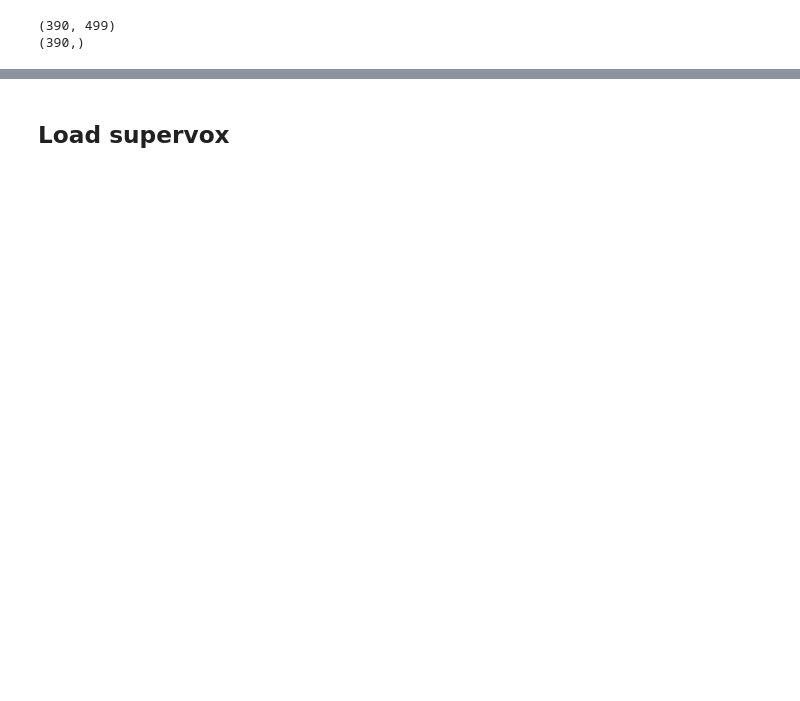
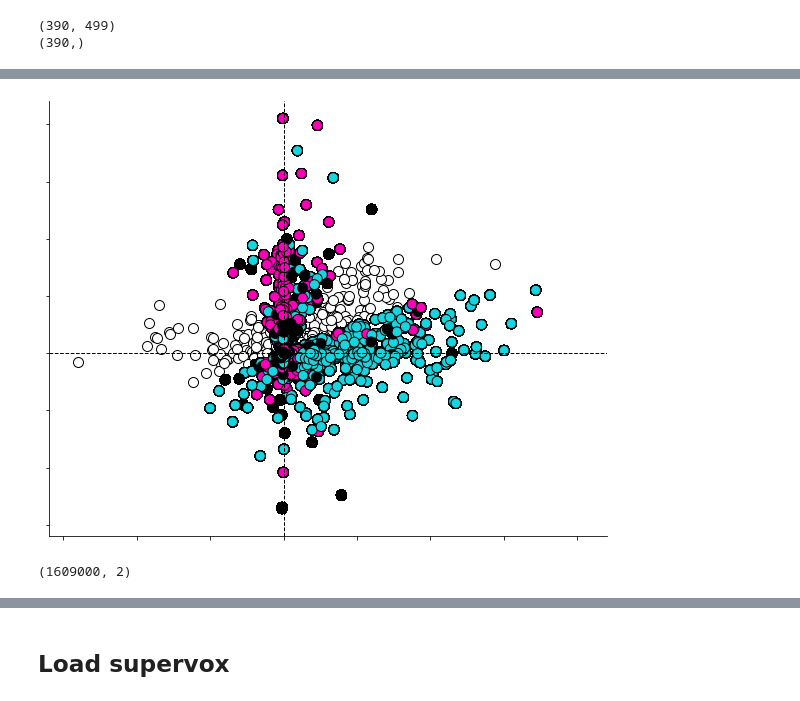
Before and after one commit to ClandininLab/brainsss, a Jupyter notebook: notebooks/20251106_fig4_FINAL.ipynb, the cells around one changed output, grey strips where cells are left out. Cells and saved outputs as stored; diff of their text form; code cells hidden in the pictures; blank space fills up the shorter version.

```diff
--- a/notebooks/20251106_fig4_FINAL.ipynb
+++ b/notebooks/20251106_fig4_FINAL.ipynb
@@ -405,0 +485,17 @@ total_events_behave[fly]['vals'].shape
+# %%
+%%time
+#preload cluster #s
+total_events={}
+range_r=np.arange(500)
+for cluster in range_r:
+    if cluster!=8:
+        total_events[cluster]={'vals':[],'label':[]}
+for fly in fly_clust:
+    print(f'fly is {fly}')
+    for cluster in fly_clust[fly]:
+#         print(f'cluster is {cluster}')
+        if cluster!=8:
+            for i,event in enumerate(total_event_labels[str(fly)]['idx']):
+    #             print(f'event is {event}, and idx is {i}')
+                total_events[cluster]['vals'].append(np.nanmean(fly_clust[fly][cluster][event][-1]))
+                total_events[cluster]['label'].append(total_event_labels[str(fly)]['label'][i])
@@ -709,0 +887,23 @@ plt.show()
+# %%
+fig,ax=plt.subplots(figsize=(10, 8))
+# plt.scatter(total_pre, total_post);
+behavior_set=full_behave
+pred_set=full_pred
+
+ax.scatter(np.asarray(uc_events)[:,0], np.asarray(uc_events)[:,1], s=100,color='w',edgecolor='k');
+ax.scatter(np.asarray(behavior_set)[:,0], np.asarray(behavior_set)[:,1], s=100,color=scatter_colors,edgecolor='k');
+ax.spines['top'].set_visible(False);
+ax.spines['right'].set_visible(False);
+ax.set_xticklabels([]);
+ax.set_yticklabels([]);
+ax.set_xlim(-8,11)
+ax.set_ylim(-8,11)
+plt.axvline(0,color='k',linestyle='--',lw=1);
+plt.axhline(0,color='k',linestyle='--',lw=1);
+# plt.savefig(os.path.join(save_dir,'model_scatter.png'), dpi=300, bbox_inches='tight', format="png", transparent=True)
+# %% [output]
+[figure, added]
+# %%
+np.shape(full_behave)
+# %% [output]
+(1609000, 2)
```
Also changed, not shown: parts of 67 cells of this notebook, 7 other files.
